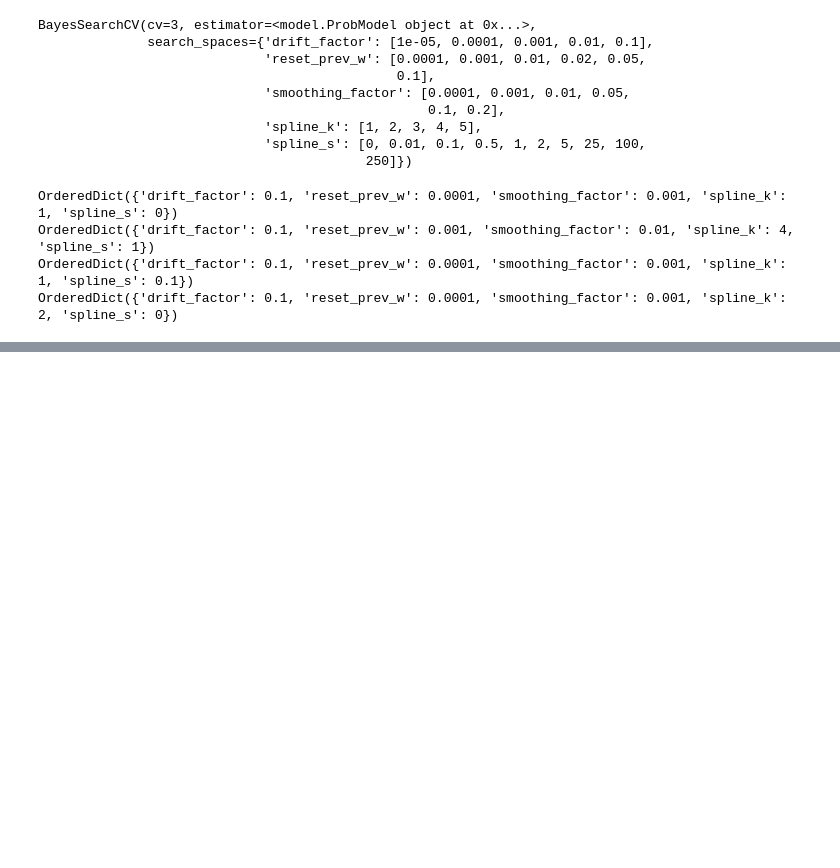
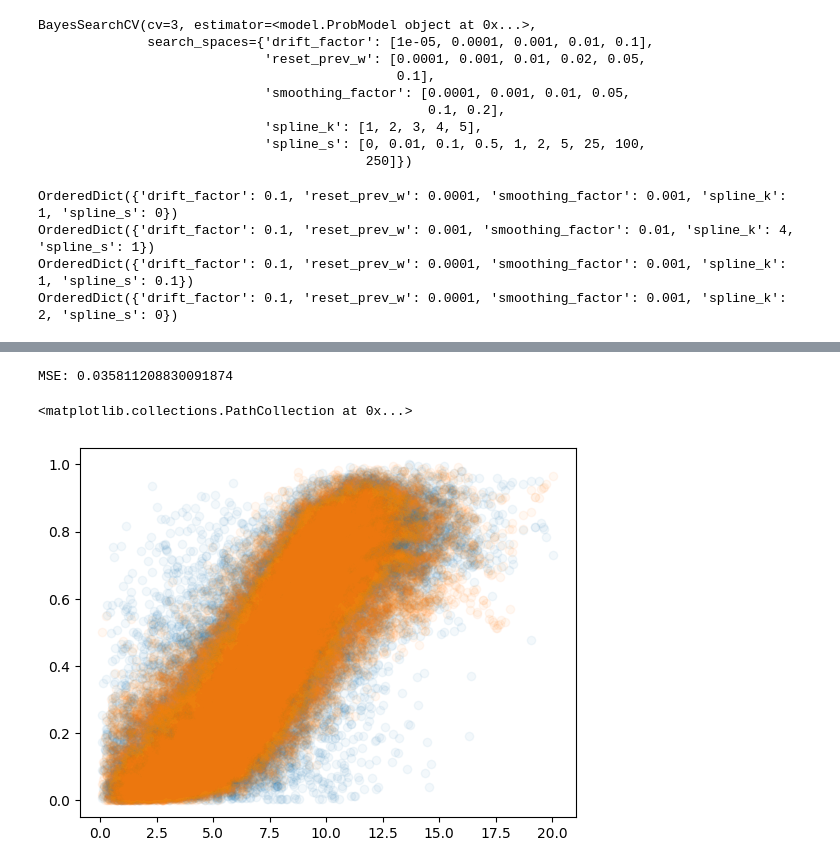
Before and after one commit to davidvalenta-dev/deep-wind-model-dispatch, a Jupyter notebook: power_model/probabilistic/exploration.ipynb, the cells around one changed output, grey strips where cells are left out. Drawn from its saved outputs; the diff is of its cells as text; code cells hidden in the pictures; blank space fills up the shorter version.

```diff
--- a/power_model/probabilistic/exploration.ipynb
+++ b/power_model/probabilistic/exploration.ipynb
@@ -214,3 +208,3 @@ OrderedDict({'drift_factor': 0.1, 'reset_prev_w': 0.0001, 'smoothing_factor': 0.
 # %%
-with open('results/best_model2.pkl', 'rb') as f:
+with open('results/best_model.pkl', 'rb') as f:
     best = pickle.load(f)
@@ -264,0 +224,13 @@ plt.legend()
+# %%
+preds = model.predict(df['speed'])
+
+mse = mean_squared_error(df['power'], preds)
+print("MSE:", mse)
+# %% [output]
+MSE: 0.035811208830091874
+# %%
+plt.scatter(df['speed'], df['power'], alpha=0.05)
+plt.scatter(df['speed'], preds, alpha=0.05)
+# %% [output]
+<matplotlib.collections.PathCollection at 0x...>
+[figure, added]
```
Also changed, not shown: parts of 11 cells of this notebook, 34 other files.
